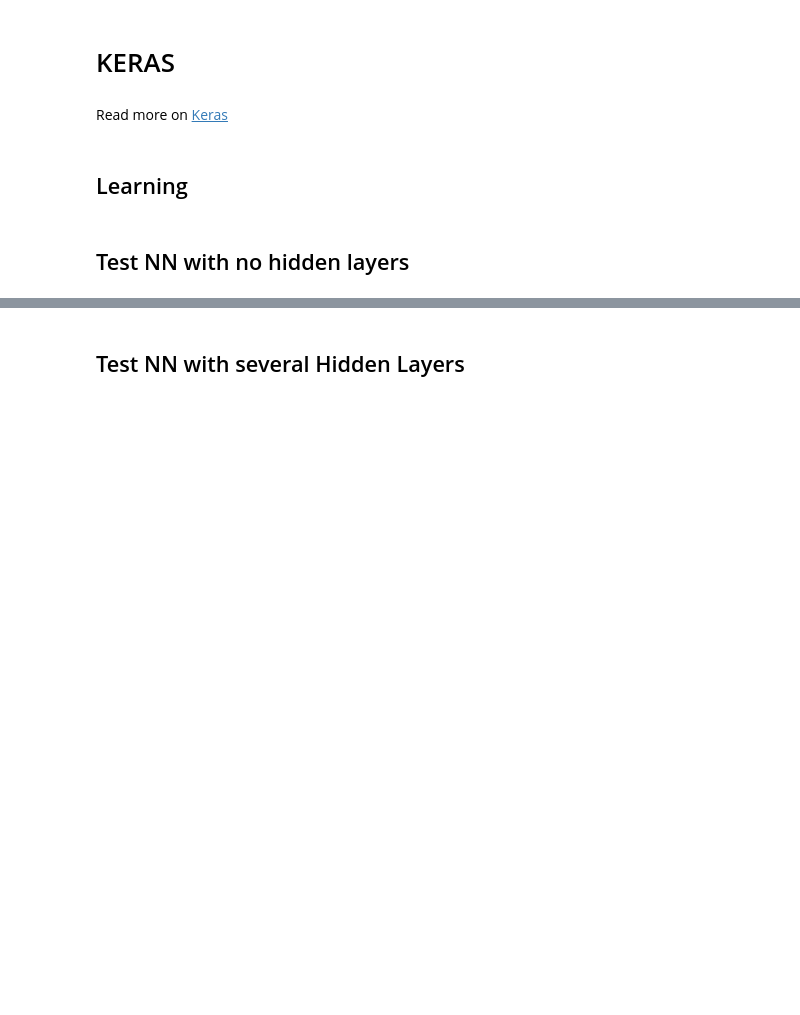
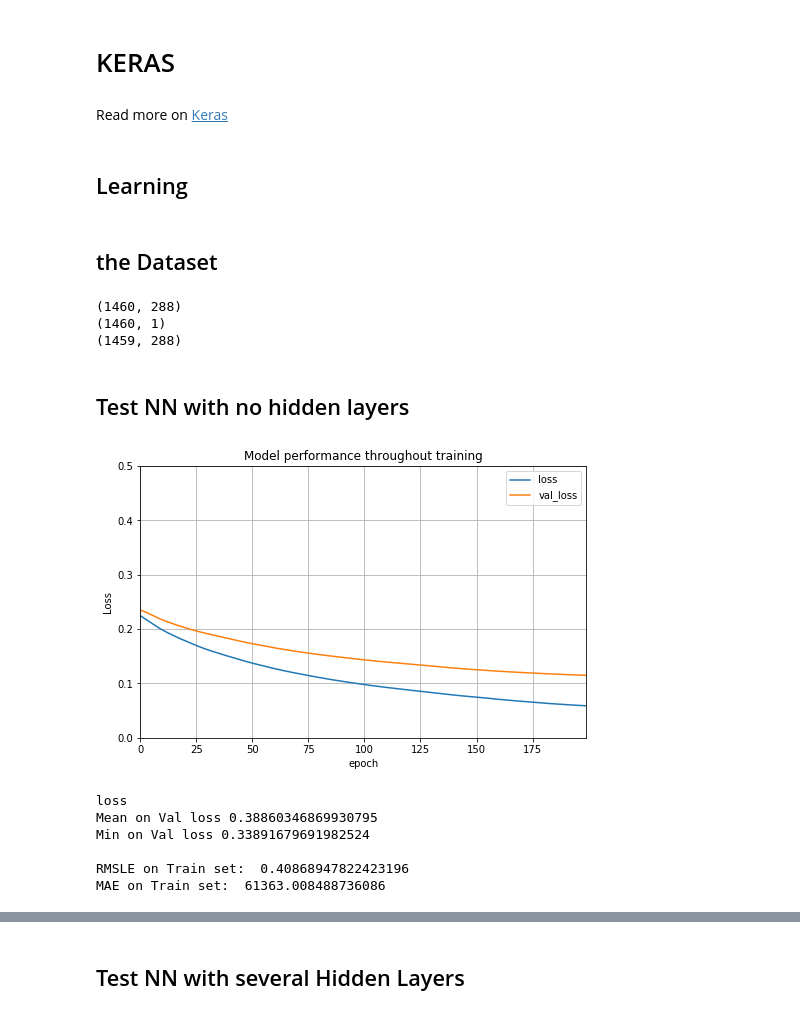
Before and after one commit to Simplon-IA-Bdx-1/house-prices-aro-clement, a Jupyter notebook: HousePrices_ar.ipynb, the cells around one changed output, grey strips where cells are left out. Cells and saved outputs as stored; diff of their text form; code cells hidden in the pictures; blank space fills up the shorter version.

Commit message:
Keras simulation with and without layers

```diff
--- a/HousePrices_ar.ipynb
+++ b/HousePrices_ar.ipynb
@@ -540,5 +645,25 @@ print()
 #y_predict_val = model.predict(X_val)
 #print('RMSLE : ', np.sqrt(metrics.mean_squared_log_error(y_val, y_predict_val)))
 #print('MAE : ', metrics.mean_absolute_error(y_val, y_predict_val))
+# %% [markdown]
+## the Dataset
+# %%
+X_train = df_train_full_v2.copy()
+y_train = X_train['SalePrice'].copy()
+X_train = X_train.drop('Id', axis=1)
+X_train = X_train.drop('SalePrice', axis=1)
+y_train = pd.DataFrame(y_train)
+
+X_test_id = df_test_v2['Id'].copy()
+X_test = df_test_v2.drop('Id', axis=1)
+X_test = X_test.drop('SalePrice', axis=1)
+
+print(X_train.shape)
+print(y_train.shape)
+print (X_test.shape)
+# %% [output]
+(1460, 288)
+(1460, 1)
+(1459, 288)
 # %% [markdown]
 ## Test NN with no hidden layers
@@ -559,6 +670,6 @@ print (X_test.shape)
 # %%
 import numpy as np
-
+import keras
 from tensorflow.keras.models import Sequential
 from tensorflow.keras.layers import Input
 from tensorflow.keras.layers import Dense
@@ -566,12 +677,11 @@ from keras import regularizers
 
 #to generate the same number every time you need to pass the same seed value every time
 #Make results reproducible -> fix seed of TensorFlow's random number generator
+keras.backend.clear_session()
 from numpy import random as np_random
-SEED = 42
-np_random.seed(SEED)
+np_random.seed(42)
 from tensorflow import random as tf_random
-tf_random.set_seed(SEED)
-
+tf_random.set_seed(42)
 
 
 from sklearn.preprocessing import StandardScaler
@@ -587,10 +697,10 @@ model = Sequential([
                     Input(shape=X_train.shape[1:]),
                    Dense(1)
                  ])
-model.add(Dense(1))
+#model.add(Dense(1))
 from tensorflow.keras.optimizers import SGD
-#loss ='mean_squared_logarithmic_error'
-loss ='mse'
+loss ='mean_squared_logarithmic_error'
+#loss ='mse'
 LEARNING_RATE = 0.01
 model.compile(loss=loss, optimizer=SGD(lr=LEARNING_RATE))
 BATCH_SIZE = X_train.shape[0] # computing the loss over the whole dataset
@@ -601,7 +711,6 @@ history = model.fit(X_train_transf,
                     epochs=EPOCHS,
                     batch_size=BATCH_SIZE,
                     verbose=0)
-
 
 #1/create NN Model
 #model = Sequential()
@@ -621,32 +730,40 @@ history = model.fit(X_train_transf,
 
 import pandas as pd
 import numpy as np
 
 pd.DataFrame(history.history).plot(figsize=(8, 5))
 plt.grid(True)
 plt.title('Model performance throughout training')
 plt.ylim(0,0.5)
 plt.ylabel('Loss')
 plt.xlabel('epoch')
 plt.show()
 
 print('loss')
 meanValLoss = np.mean(np.sqrt(history.history['val_loss']))
 minValLoss = np.min(np.sqrt(history.history['val_loss']))
 print('Mean on Val loss',meanValLoss )
 print('Min on Val loss',minValLoss )
 print()
 
 from sklearn.preprocessing import StandardScaler
 from sklearn import metrics
 
 y_train_predict_log_transf = model.predict(X_train_transf)
 scaler = StandardScaler()
 y_train_log_transf_xxx = scaler.fit_transform(np.log(y_train))
 y_train_predict_log  = scaler.inverse_transform(y_train_predict_log_transf)
 y_train_predict  = np.exp(y_train_predict_log)
 
 print('RMSLE on Train set: ', np.sqrt(metrics.mean_squared_log_error(y_train, y_train_predict)))
 print('MAE on Train set: ', metrics.mean_absolute_error(y_train, y_train_predict))
+# %% [output]
+[figure, added]
+loss
+Mean on Val loss 0.38860346869930795
+Min on Val loss 0.33891679691982524
+
+RMSLE on Train set:  0.40868947822423196
+MAE on Train set:  61363.008488736086
 # %%
 import numpy as np
```
Also changed, not shown: parts of 24 cells of this notebook.
